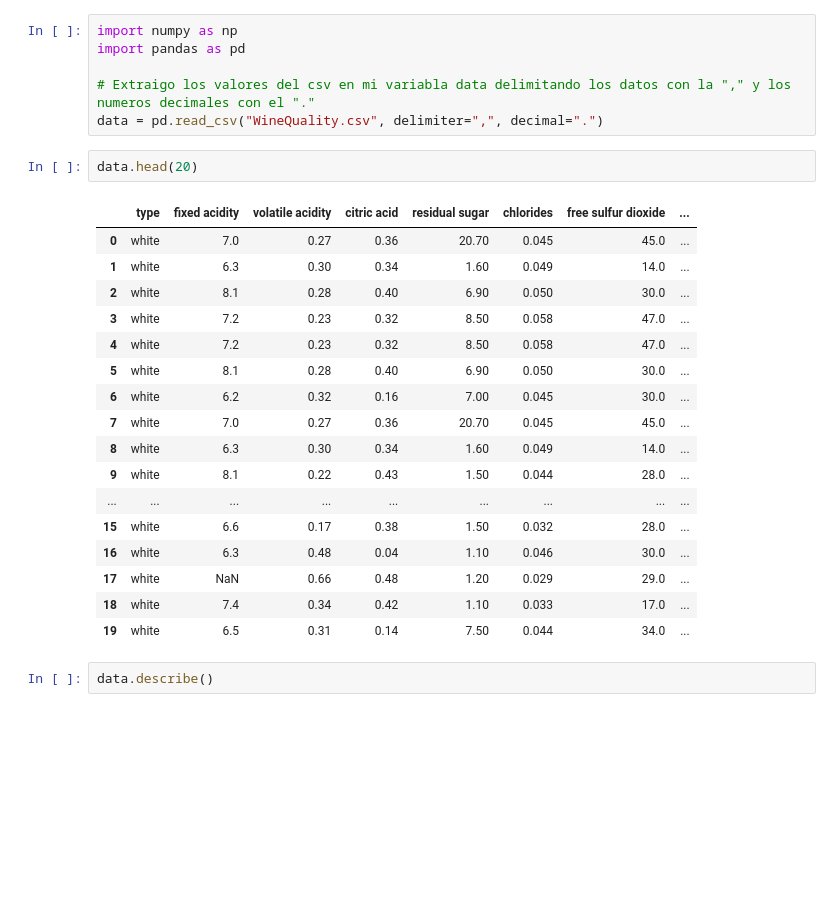
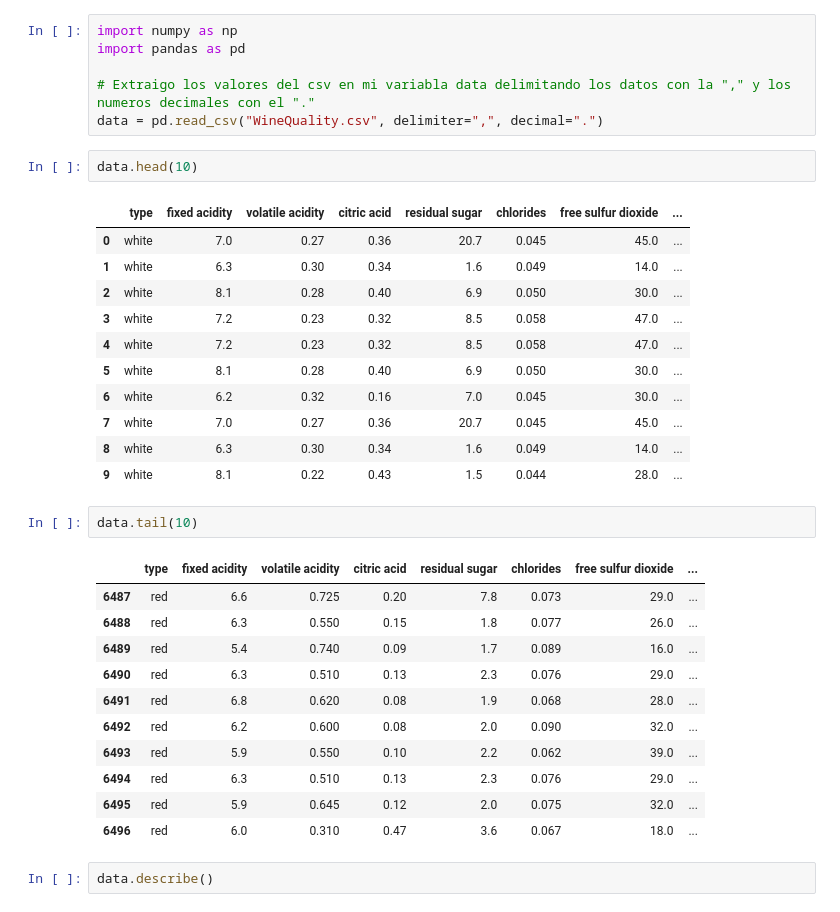
Before and after one commit to LorenGrz/TP_FINAL_MATElll, a Jupyter notebook: TP_LORENZO.ipynb, the cells around one changed output. Saved outputs shown, nothing was run; the diff lists cells and outputs as text; blank space fills up the shorter version.

```diff
--- a/TP_LORENZO.ipynb
+++ b/TP_LORENZO.ipynb
@@ -12,25 +12,33 @@ import pandas as pd
 # Extraigo los valores del csv en mi variabla data delimitando los datos con la "," y los numeros decimales con el "."
 data = pd.read_csv("WineQuality.csv", delimiter=",", decimal=".")
 # %%
-data.head(20)
+data.head(10)
 # %% [output]
 |  | type | fixed acidity | volatile acidity | citric acid | residual sugar | chlorides | free sulfur dioxide | ... |
-| 0 | white | 7.0 | 0.27 | 0.36 | 20.70 | 0.045 | 45.0 | ... |
-| 1 | white | 6.3 | 0.30 | 0.34 | 1.60 | 0.049 | 14.0 | ... |
-| 2 | white | 8.1 | 0.28 | 0.40 | 6.90 | 0.050 | 30.0 | ... |
-| 3 | white | 7.2 | 0.23 | 0.32 | 8.50 | 0.058 | 47.0 | ... |
-| 4 | white | 7.2 | 0.23 | 0.32 | 8.50 | 0.058 | 47.0 | ... |
-| 5 | white | 8.1 | 0.28 | 0.40 | 6.90 | 0.050 | 30.0 | ... |
-| 6 | white | 6.2 | 0.32 | 0.16 | 7.00 | 0.045 | 30.0 | ... |
-| 7 | white | 7.0 | 0.27 | 0.36 | 20.70 | 0.045 | 45.0 | ... |
-| 8 | white | 6.3 | 0.30 | 0.34 | 1.60 | 0.049 | 14.0 | ... |
-| 9 | white | 8.1 | 0.22 | 0.43 | 1.50 | 0.044 | 28.0 | ... |
-| ... | ... | ... | ... | ... | ... | ... | ... | ... |
-| 15 | white | 6.6 | 0.17 | 0.38 | 1.50 | 0.032 | 28.0 | ... |
-| 16 | white | 6.3 | 0.48 | 0.04 | 1.10 | 0.046 | 30.0 | ... |
-| 17 | white | NaN | 0.66 | 0.48 | 1.20 | 0.029 | 29.0 | ... |
-| 18 | white | 7.4 | 0.34 | 0.42 | 1.10 | 0.033 | 17.0 | ... |
-| 19 | white | 6.5 | 0.31 | 0.14 | 7.50 | 0.044 | 34.0 | ... |
+| 0 | white | 7.0 | 0.27 | 0.36 | 20.7 | 0.045 | 45.0 | ... |
+| 1 | white | 6.3 | 0.30 | 0.34 | 1.6 | 0.049 | 14.0 | ... |
+| 2 | white | 8.1 | 0.28 | 0.40 | 6.9 | 0.050 | 30.0 | ... |
+| 3 | white | 7.2 | 0.23 | 0.32 | 8.5 | 0.058 | 47.0 | ... |
+| 4 | white | 7.2 | 0.23 | 0.32 | 8.5 | 0.058 | 47.0 | ... |
+| 5 | white | 8.1 | 0.28 | 0.40 | 6.9 | 0.050 | 30.0 | ... |
+| 6 | white | 6.2 | 0.32 | 0.16 | 7.0 | 0.045 | 30.0 | ... |
+| 7 | white | 7.0 | 0.27 | 0.36 | 20.7 | 0.045 | 45.0 | ... |
+| 8 | white | 6.3 | 0.30 | 0.34 | 1.6 | 0.049 | 14.0 | ... |
+| 9 | white | 8.1 | 0.22 | 0.43 | 1.5 | 0.044 | 28.0 | ... |
+# %%
+data.tail(10)
+# %% [output]
+|  | type | fixed acidity | volatile acidity | citric acid | residual sugar | chlorides | free sulfur dioxide | ... |
+| 6487 | red | 6.6 | 0.725 | 0.20 | 7.8 | 0.073 | 29.0 | ... |
+| 6488 | red | 6.3 | 0.550 | 0.15 | 1.8 | 0.077 | 26.0 | ... |
+| 6489 | red | 5.4 | 0.740 | 0.09 | 1.7 | 0.089 | 16.0 | ... |
+| 6490 | red | 6.3 | 0.510 | 0.13 | 2.3 | 0.076 | 29.0 | ... |
+| 6491 | red | 6.8 | 0.620 | 0.08 | 1.9 | 0.068 | 28.0 | ... |
+| 6492 | red | 6.2 | 0.600 | 0.08 | 2.0 | 0.090 | 32.0 | ... |
+| 6493 | red | 5.9 | 0.550 | 0.10 | 2.2 | 0.062 | 39.0 | ... |
+| 6494 | red | 6.3 | 0.510 | 0.13 | 2.3 | 0.076 | 29.0 | ... |
+| 6495 | red | 5.9 | 0.645 | 0.12 | 2.0 | 0.075 | 32.0 | ... |
+| 6496 | red | 6.0 | 0.310 | 0.47 | 3.6 | 0.067 | 18.0 | ... |
 # %%
 data.describe()
 # %% [output]
```
Also changed, not shown: parts of 28 cells of this notebook.
